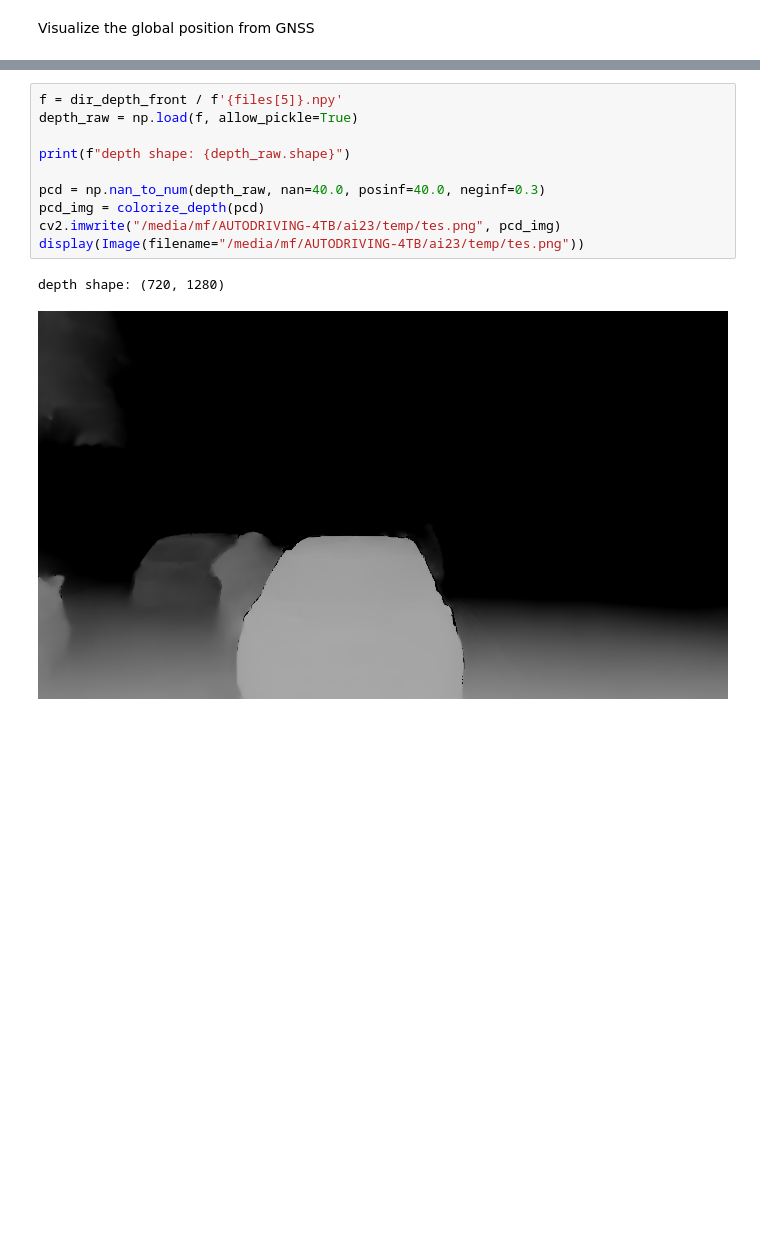
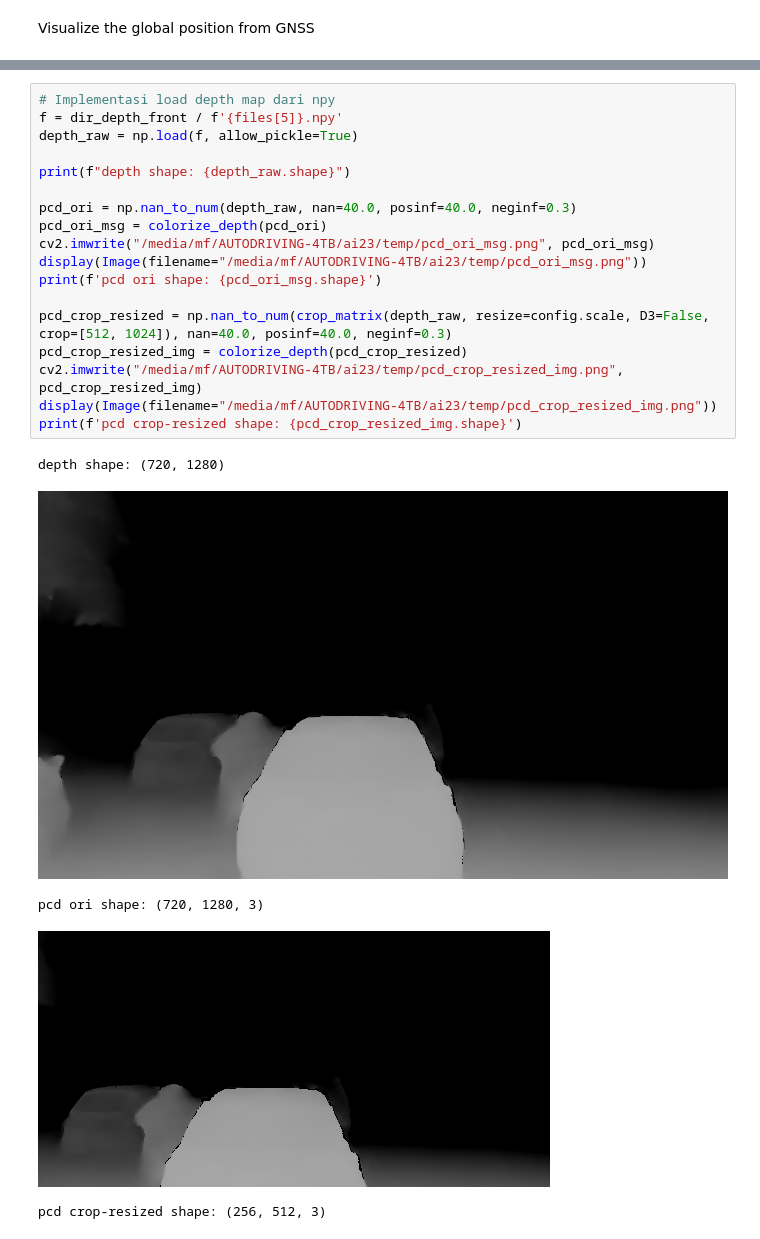
Before and after one commit to Lexciese/autodriving-experimental, a Jupyter notebook: experiment.ipynb, the cells around one changed output, grey strips where cells are left out. Drawn from its saved outputs; the diff is of its cells as text; blank space fills up the shorter version.

Commit message:
crop and resize depth map
Signed-off-by: Falah Naufal Zaki <falahnzk.dev@gmail.com>

```diff
--- a/experiment.ipynb
+++ b/experiment.ipynb
@@ -83,13 +86,24 @@ Visualize the depth map
 # %%
+# Implementasi load depth map dari npy
 f = dir_depth_front / f'{files[5]}.npy'
 depth_raw = np.load(f, allow_pickle=True)
 
 print(f"depth shape: {depth_raw.shape}")
 
-pcd = np.nan_to_num(depth_raw, nan=40.0, posinf=40.0, neginf=0.3)
-pcd_img = colorize_depth(pcd)
-cv2.imwrite("/media/mf/AUTODRIVING-4TB/ai23/temp/tes.png", pcd_img)
-display(Image(filename="/media/mf/AUTODRIVING-4TB/ai23/temp/tes.png"))
+pcd_ori = np.nan_to_num(depth_raw, nan=40.0, posinf=40.0, neginf=0.3)
+pcd_ori_msg = colorize_depth(pcd_ori)
+cv2.imwrite("/media/mf/AUTODRIVING-4TB/ai23/temp/pcd_ori_msg.png", pcd_ori_msg)
+display(Image(filename="/media/mf/AUTODRIVING-4TB/ai23/temp/pcd_ori_msg.png"))
+print(f'pcd ori shape: {pcd_ori_msg.shape}')
+
+pcd_crop_resized = np.nan_to_num(crop_matrix(depth_raw, resize=config.scale, D3=False, crop=[512, 1024]), nan=40.0, posinf=40.0, neginf=0.3)
+pcd_crop_resized_img = colorize_depth(pcd_crop_resized)
+cv2.imwrite("/media/mf/AUTODRIVING-4TB/ai23/temp/pcd_crop_resized_img.png", pcd_crop_resized_img)
+display(Image(filename="/media/mf/AUTODRIVING-4TB/ai23/temp/pcd_crop_resized_img.png"))
+print(f'pcd crop-resized shape: {pcd_crop_resized_img.shape}')
 # %% [output]
 depth shape: (720, 1280)
 [figure]
+pcd ori shape: (720, 1280, 3)
+[figure, added]
+pcd crop-resized shape: (256, 512, 3)
```
Also changed, not shown: parts of 3 cells of this notebook.
